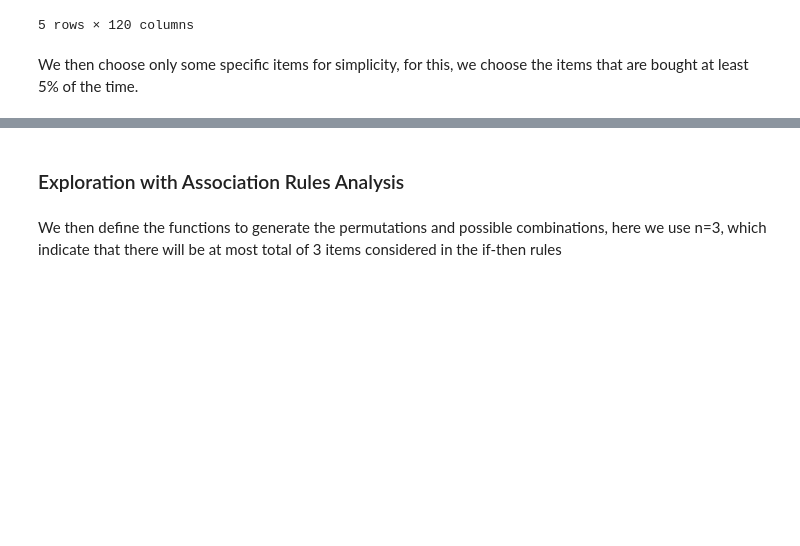
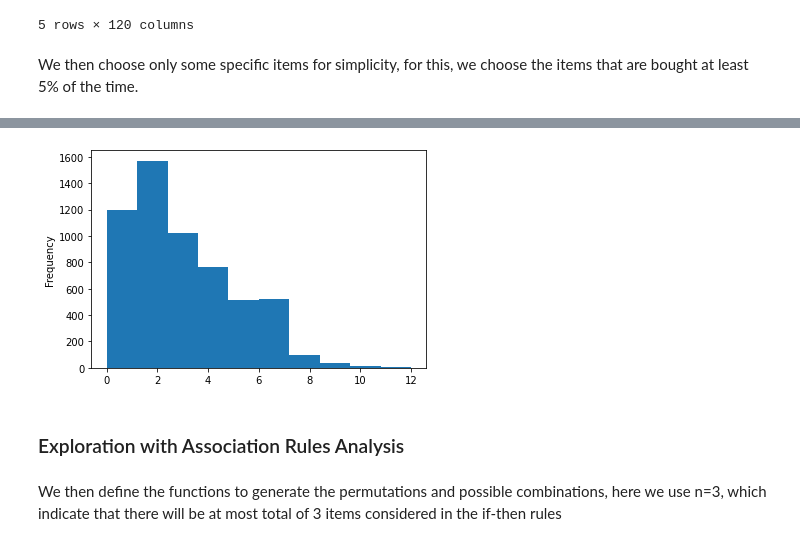
Before and after one commit to indekkusu-era/market-basket-association-rules, a Jupyter notebook: basket_playground.ipynb, the cells around one changed output, grey strips where cells are left out. Cells and saved outputs as stored; diff of their text form; code cells hidden in the pictures; blank space fills up the shorter version.

```diff
--- a/basket_playground.ipynb
+++ b/basket_playground.ipynb
@@ -79,3 +86,8 @@ list_products = basket_encoded.columns
+# %%
+basket_encoded.sum(axis=1).plot(kind='hist')
+plt.show()
+# %% [output]
+[figure, added]
 # %% [markdown]
 ### Exploration with Association Rules Analysis
 # %% [markdown]
```
Also changed, not shown: parts of 10 cells of this notebook.
